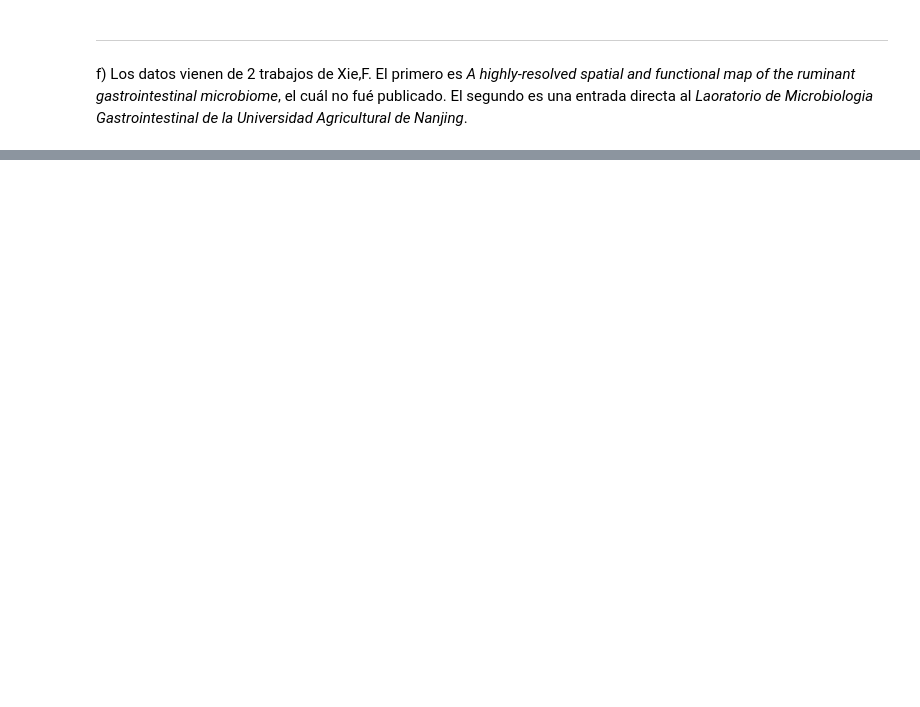
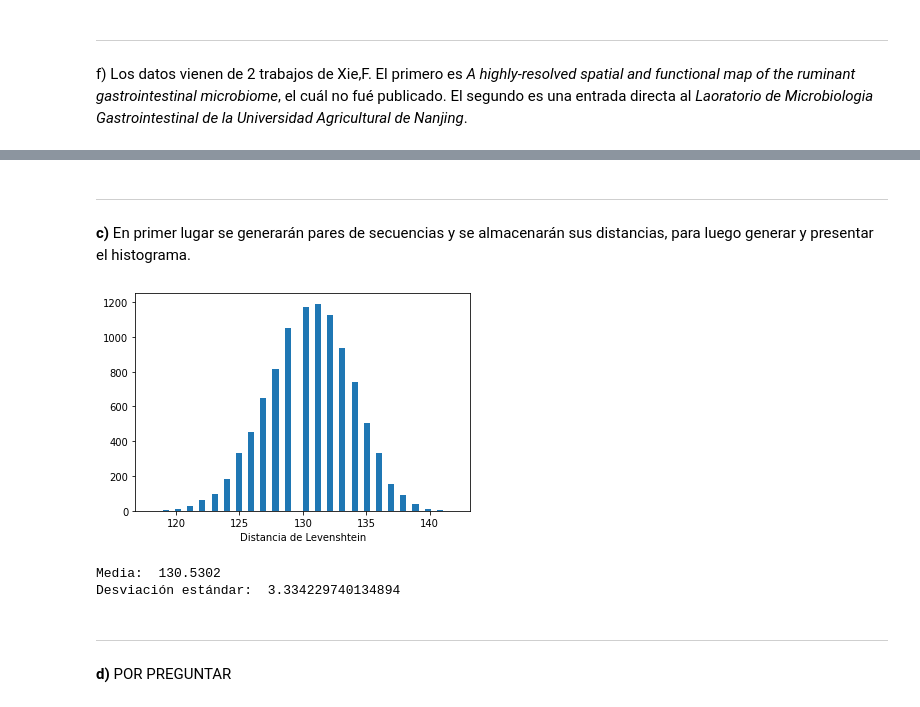
Before and after one commit to MaxGGx/Introduccion-a-bioinformatica, a Jupyter notebook: Tarea 1/Tarea_1.ipynb, the cells around one changed output, grey strips where cells are left out. Cells and saved outputs as stored; diff of their text form; code cells hidden in the pictures; blank space fills up the shorter version.

```diff
--- a/Tarea 1/Tarea_1.ipynb
+++ b/Tarea 1/Tarea_1.ipynb
@@ -98,0 +179,23 @@ a)
+# %% [markdown]
+***
+
+**c)** En primer lugar se generarán pares de secuencias y se almacenarán sus distancias, para luego generar y presentar el histograma.
+# %%
+resc = []
+for x in range(10000):
+    resc.append(Levenshtein.distance(generateAlienSeq(),generateAlienSeq()))
+
+plt.hist(resc, bins=50)
+plt.xlabel("Distancia de Levenshtein")
+plt.show()
+
+print("Media: ",np.mean(resc))
+print("Desviación estándar: ", np.std(resc))
+# %% [output]
+[figure, added]
+Media:  130.5302
+Desviación estándar:  3.334229740134894
+# %% [markdown]
+***
+
+**d)** POR PREGUNTAR
```
Also changed, not shown: parts of 17 cells of this notebook.
